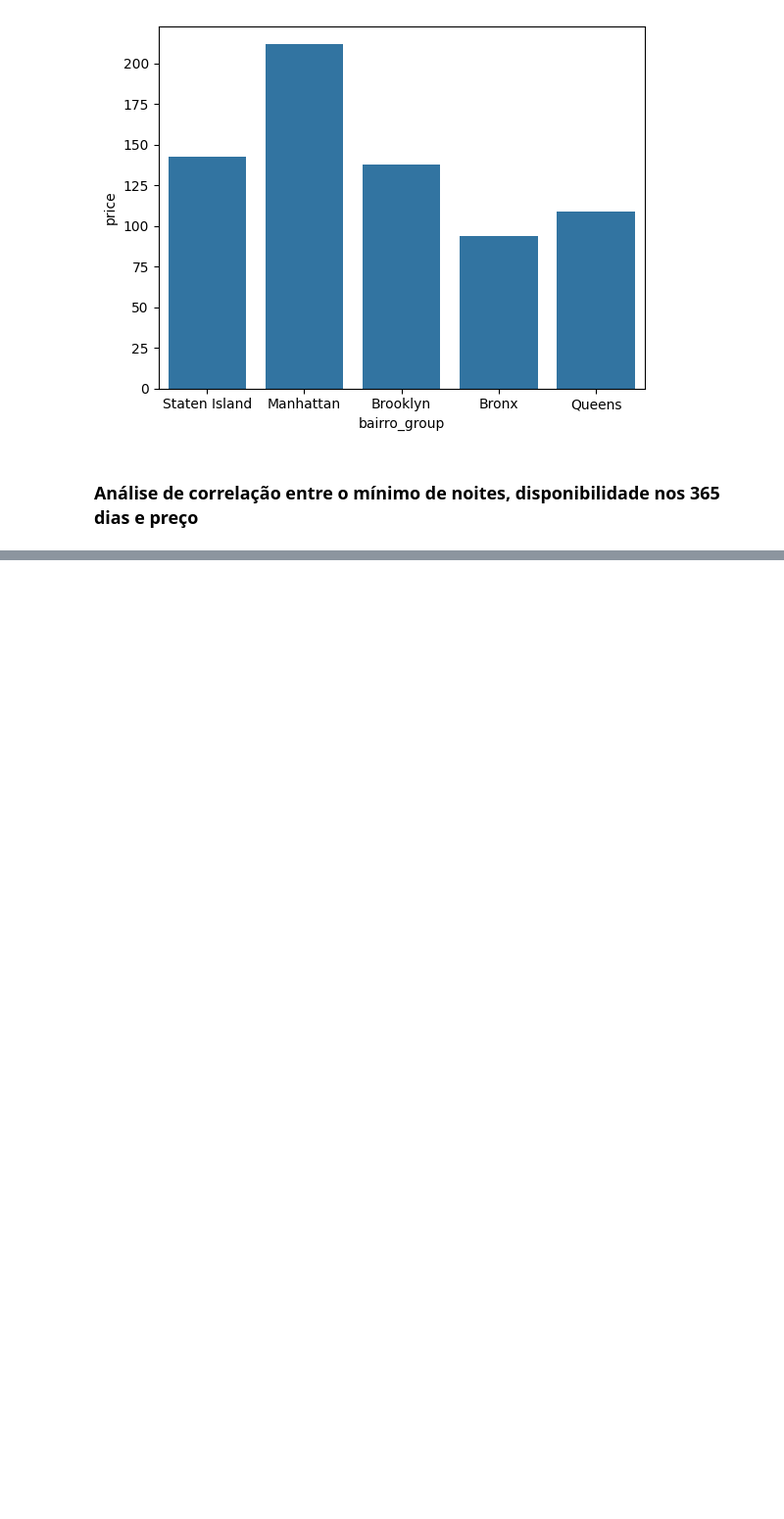
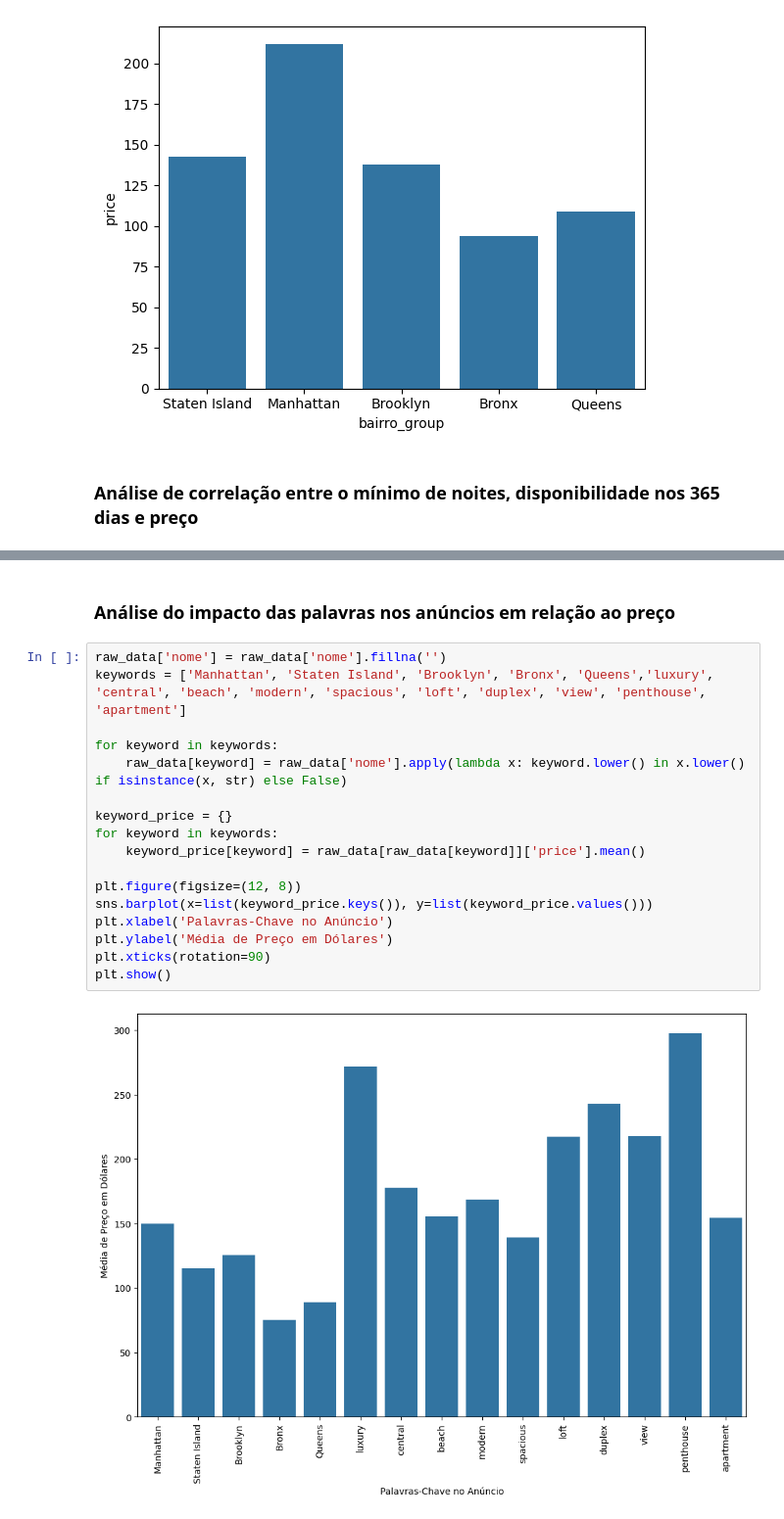
Before and after one commit to rafaeloliveiralopes/rental_price_prevision_model, a Jupyter notebook: rent_price_model_pred.ipynb, the cells around one changed output, grey strips where cells are left out. Shown: that part at 98% size. Drawn from its saved outputs; the diff is of its cells as text; blank space fills up the shorter version.

Commit message:
feat(keyword-price): Analyze keyword impact on rental prices in advertisements

```diff
--- a/rent_price_model_pred.ipynb
+++ b/rent_price_model_pred.ipynb
@@ -281,0 +282,21 @@ plt.show()
+# %% [markdown]
+### Análise do impacto das palavras nos anúncios em relação ao preço
+# %%
+raw_data['nome'] = raw_data['nome'].fillna('')
+keywords = ['Manhattan', 'Staten Island', 'Brooklyn', 'Bronx', 'Queens','luxury', 'central', 'beach', 'modern', 'spacious', 'loft', 'duplex', 'view', 'penthouse', 'apartment']
+
+for keyword in keywords:
+    raw_data[keyword] = raw_data['nome'].apply(lambda x: keyword.lower() in x.lower() if isinstance(x, str) else False)
+
+keyword_price = {}
+for keyword in keywords:
+    keyword_price[keyword] = raw_data[raw_data[keyword]]['price'].mean()
+
+plt.figure(figsize=(12, 8))
+sns.barplot(x=list(keyword_price.keys()), y=list(keyword_price.values()))
+plt.xlabel('Palavras-Chave no Anúncio')
+plt.ylabel('Média de Preço em Dólares')
+plt.xticks(rotation=90)
+plt.show()
+# %% [output]
+[figure, added]
```
Also changed, not shown: parts of 2 cells of this notebook.
